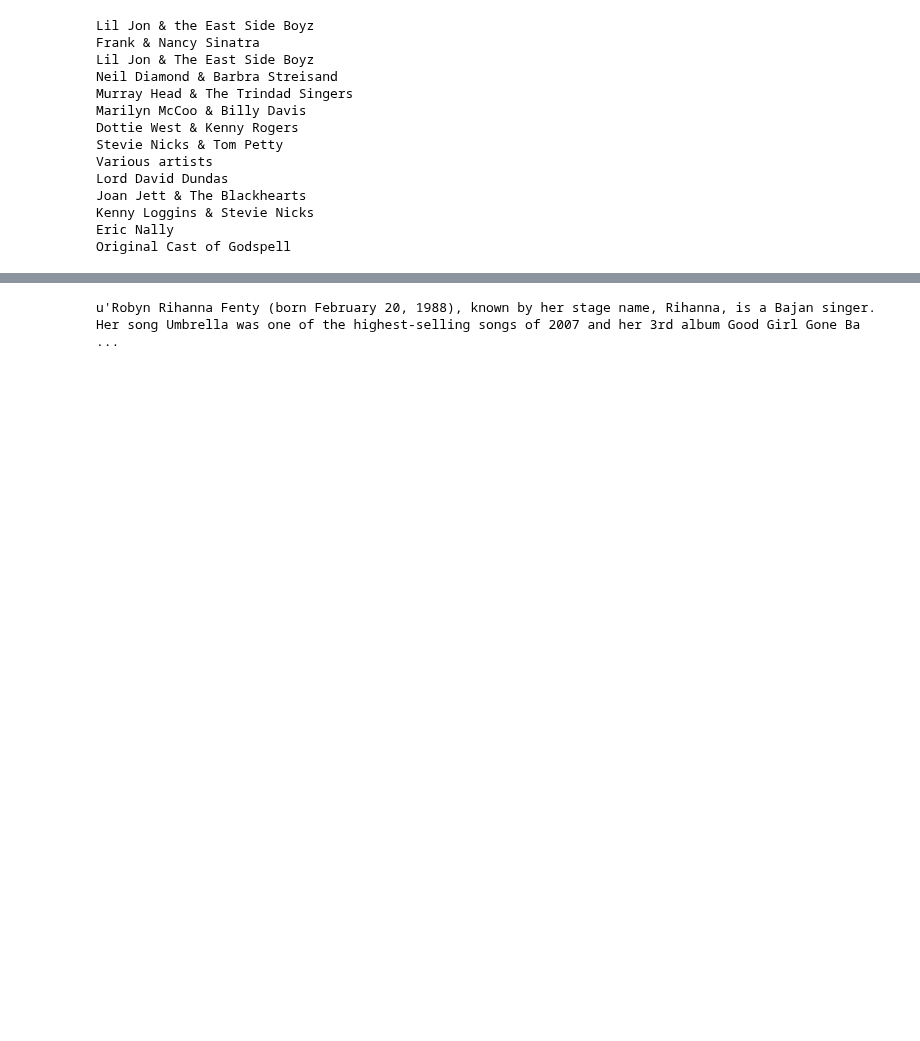
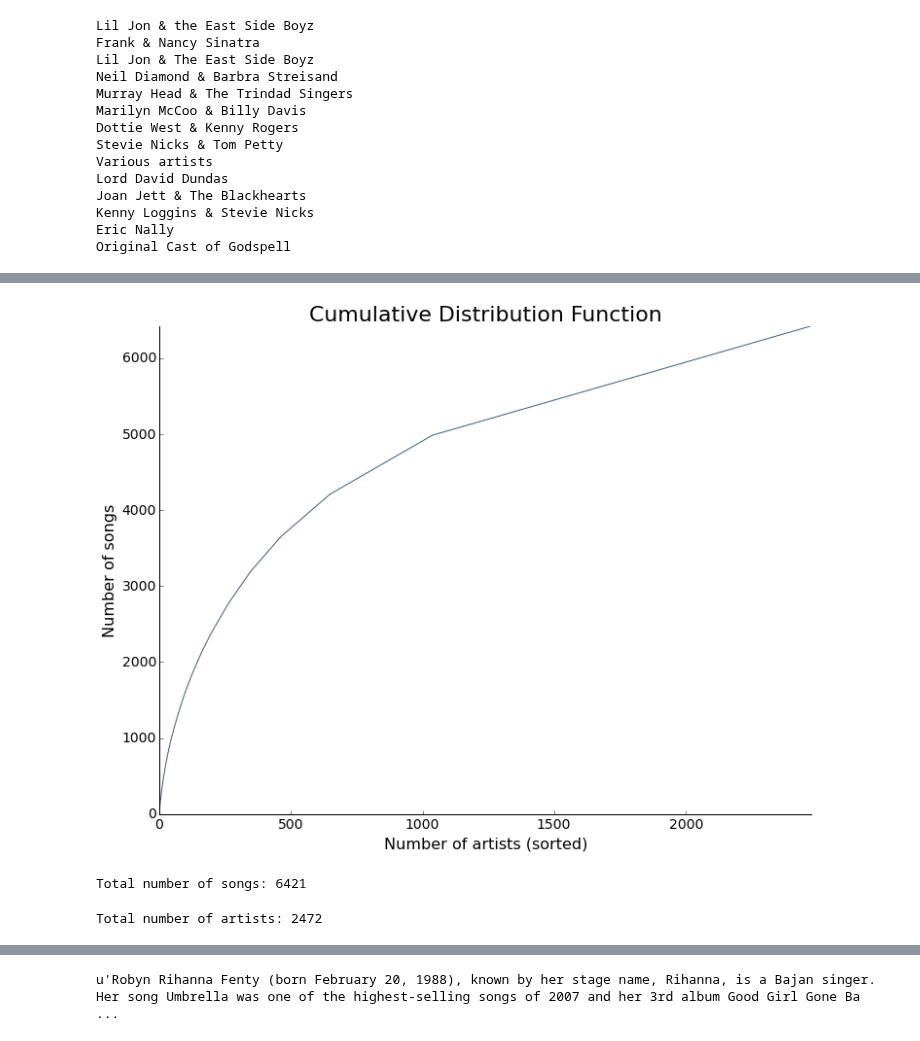
Before and after one commit to ThomasLucas/SlideRule-DataScience_Intensive-Code, a Jupyter notebook: CapstoneProject/IPython-Notebooks/DataStory-final.ipynb, the cells around one changed output, grey strips where cells are left out. Drawn from its saved outputs; the diff is of its cells as text; code cells hidden in the pictures; blank space fills up the shorter version.

```diff
--- a/CapstoneProject/IPython-Notebooks/DataStory-final.ipynb
+++ b/CapstoneProject/IPython-Notebooks/DataStory-final.ipynb
@@ -192,0 +185,9 @@ billboard_df_artist_count_with_additional_items.head()
+# %%
+cumulative_count_df = dsf.create_cumulative_counts_df(billboard_df_artist_count_with_additional_items)
+# %%
+dsf.plot_cumulative_distribution_function(cumulative_count_df, 'Number of artists (sorted)',
+                                         'Number of songs',
+                                         'Cumulative Distribution Function',
+                                         "Images/cdf_songs_x_artists.png")
+# %% [output]
+[figure, added]
@@ -192,0 +196,10 @@ billboard_df_artist_count_with_additional_items.head()
+# %%
+total_nb_songs = cumulative_count_reverse_df.tail(1)["Cumulative Count Reverse"].tolist()[0]
+print "Total number of songs:", total_nb_songs
+# %% [output]
+Total number of songs: 6421
+# %%
+total_nb_artists = cumulative_count_reverse_df.tail(1)["Cumulative Count Reverse"].index.tolist()[0]
+print "Total number of artists:", total_nb_artists
+# %% [output]
+Total number of artists: 2472
```
Also changed, not shown: parts of 19 cells of this notebook, 9 other files.
